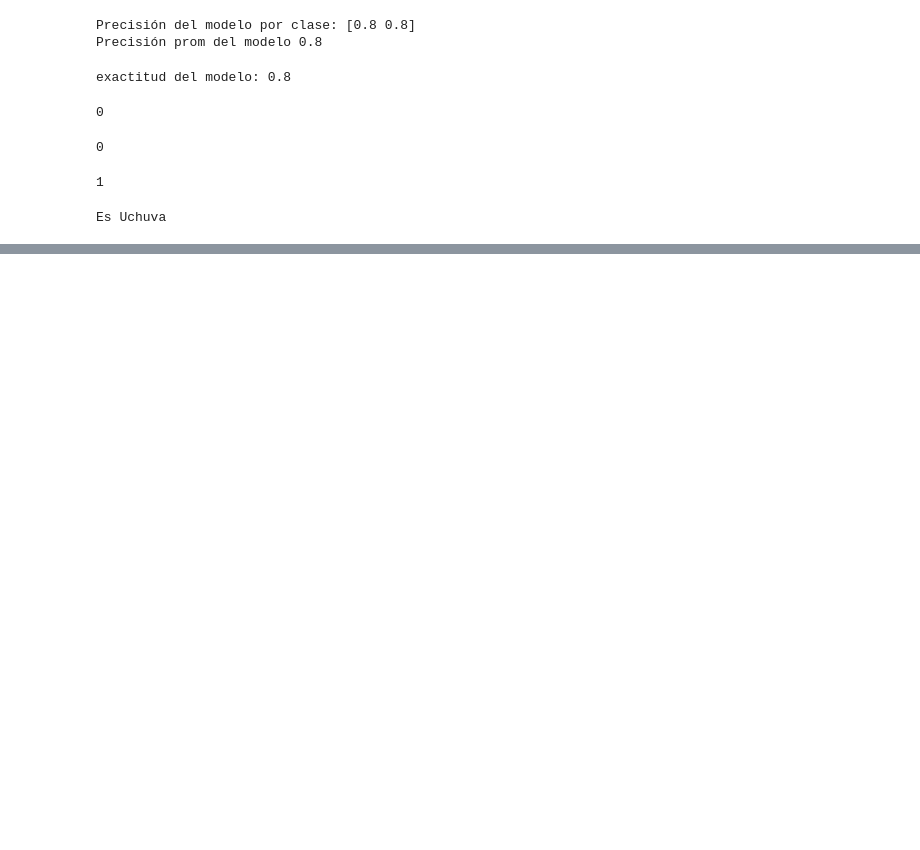
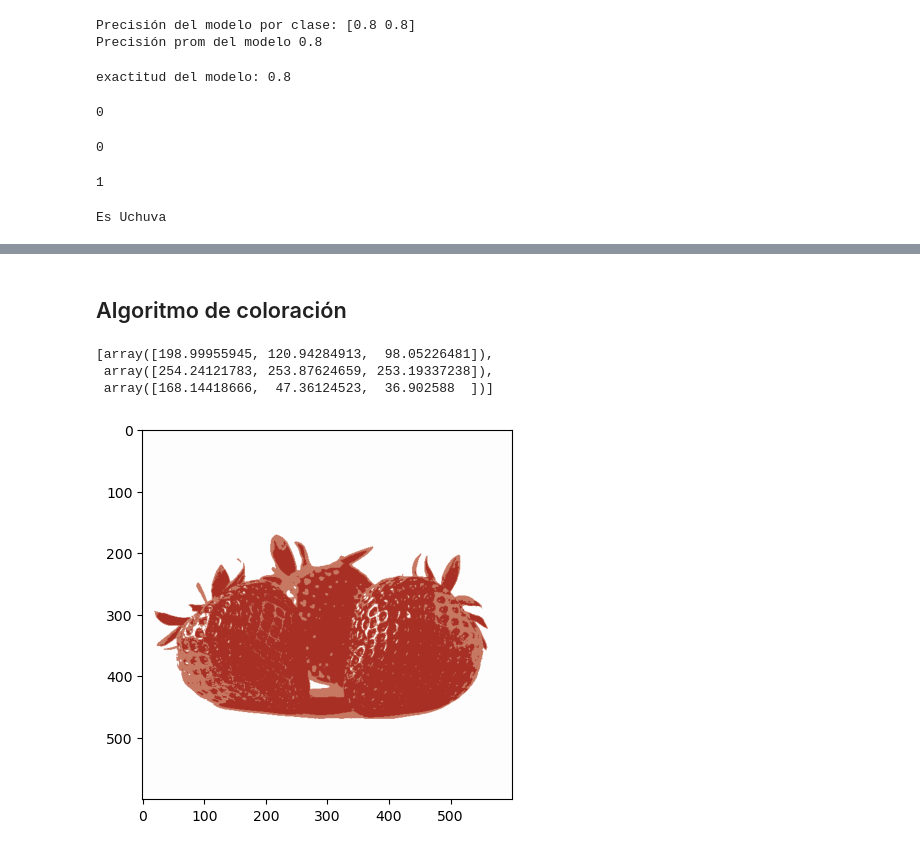
Before and after one commit to sarrietav-dev/sklearn-frutas, a Jupyter notebook: notebook.ipynb, the cells around one changed output, grey strips where cells are left out. Saved outputs shown, nothing was run; the diff lists cells and outputs as text; code cells hidden in the pictures; blank space fills up the shorter version.

```diff
--- a/notebook.ipynb
+++ b/notebook.ipynb
@@ -273,0 +291,3 @@ Es Uchuva
+# %%
+img_fl = img.reshape(600 * 600, 3)
+img_fl
@@ -273,0 +308,5 @@ Es Uchuva
+# %%
+from sklearn.cluster import KMeans
+
+km = KMeans(n_clusters=3)
+km.fit(img_fl)
@@ -273,0 +344,4 @@ Es Uchuva
+# %%
+labels = km.labels_
+mat_lb = labels.reshape(600, 600)
+mat_lb
@@ -273,0 +356,31 @@ Es Uchuva
+# %% [markdown]
+## Algoritmo de coloración
+# %%
+import numpy as np
+
+img_cp = np.copy(img)
+height = img_cp.shape[0]
+width = img_cp.shape[1]
+
+colors = [
+    km.cluster_centers_[i] for i in range(len(km.cluster_centers_))
+]
+
+colors
+# %% [output]
+[array([198.99955945, 120.94284913,  98.05226481]),
+ array([254.24121783, 253.87624659, 253.19337238]),
+ array([168.14418666,  47.36124523,  36.902588  ])]
+# %%
+def assign_rgb(image, color):
+    for c in range(len(color)):
+        image[c] = color[c]
+
+for h in range(height):
+    for w in range(width):
+        assign_rgb(img_cp[h][w], colors[mat_lb[h][w]])
+
+plt.imshow(img_cp, cmap="Accent")
+plt.show()
+# %% [output]
+[figure, added]
```
Also changed, not shown: parts of 13 cells of this notebook.
